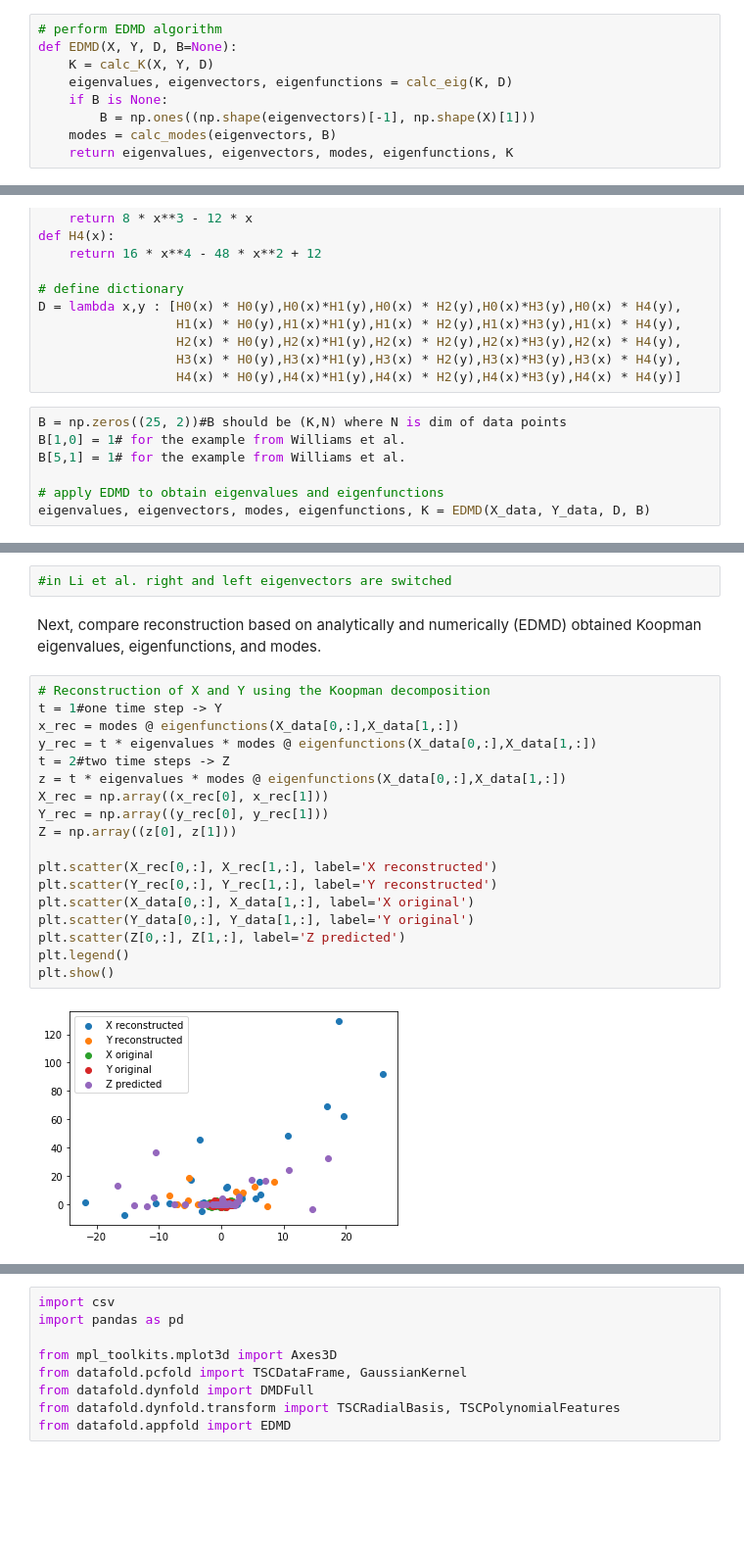
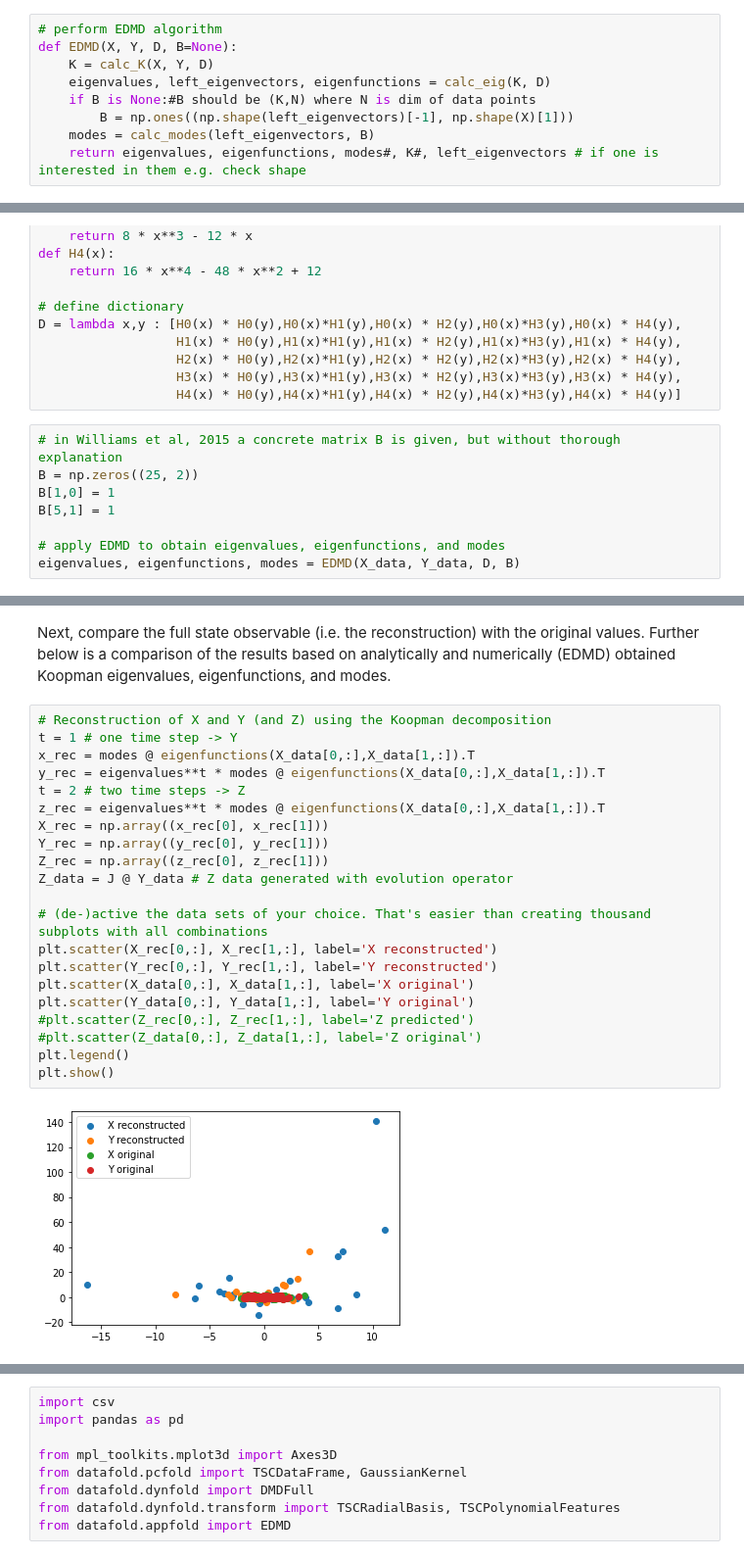
Before and after one commit to Schnursenkel/mlcms_group_g, a Jupyter notebook: Final_project/EDMD.ipynb, the cells around one changed output, grey strips where cells are left out. Shown at 98% size. Drawn from its saved outputs; the diff is of its cells as text; blank space fills up the shorter version.

```diff
--- a/Final_project/EDMD.ipynb
+++ b/Final_project/EDMD.ipynb
@@ -64,10 +64,10 @@ def calc_modes(eigenvectors, B):#problematic because of B!!
 # perform EDMD algorithm
 def EDMD(X, Y, D, B=None):
     K = calc_K(X, Y, D)
-    eigenvalues, eigenvectors, eigenfunctions = calc_eig(K, D)
-    if B is None:
-        B = np.ones((np.shape(eigenvectors)[-1], np.shape(X)[1]))
-    modes = calc_modes(eigenvectors, B)
-    return eigenvalues, eigenvectors, modes, eigenfunctions, K
+    eigenvalues, left_eigenvectors, eigenfunctions = calc_eig(K, D)
+    if B is None:#B should be (K,N) where N is dim of data points
+        B = np.ones((np.shape(left_eigenvectors)[-1], np.shape(X)[1]))
+    modes = calc_modes(left_eigenvectors, B)
+    return eigenvalues, eigenfunctions, modes#, K#, left_eigenvectors # if one is interested in them e.g. check shape
 # %% [markdown]
 ### Task 3: Linear example from Williams et al., 2015
@@ -140,12 +140,13 @@ D = lambda x,y : [H0(x) * H0(y),H0(x)*H1(y),H0(x) * H2(y),H0(x)*H3(y),H0(x) * H4
                   H3(x) * H0(y),H3(x)*H1(y),H3(x) * H2(y),H3(x)*H3(y),H3(x) * H4(y),
                   H4(x) * H0(y),H4(x)*H1(y),H4(x) * H2(y),H4(x)*H3(y),H4(x) * H4(y)]
 # %%
-B = np.zeros((25, 2))#B should be (K,N) where N is dim of data points
-B[1,0] = 1# for the example from Williams et al.
-B[5,1] = 1# for the example from Williams et al.
+# in Williams et al, 2015 a concrete matrix B is given, but without thorough explanation
+B = np.zeros((25, 2))
+B[1,0] = 1
+B[5,1] = 1
 
-# apply EDMD to obtain eigenvalues and eigenfunctions
-eigenvalues, eigenvectors, modes, eigenfunctions, K = EDMD(X_data, Y_data, D, B)
+# apply EDMD to obtain eigenvalues, eigenfunctions, and modes
+eigenvalues, eigenfunctions, modes = EDMD(X_data, Y_data, D, B)
 # %%
 # plot first 8 nontrivial eigenfunctions (+ scaling) like in Williams et al. 2015 - EDMD Koopman eigenfunctions
 x = np.linspace(-5,5,100)
@@ -176,25 +176,26 @@ plt.show()
-# %%
-#in Li et al. right and left eigenvectors are switched
 # %% [markdown]
-Next, compare reconstruction based on analytically and numerically (EDMD) obtained Koopman eigenvalues, eigenfunctions, and modes.
+Next, compare the full state observable (i.e. the reconstruction) with the original values. Further below is a comparison of the results based on analytically and numerically (EDMD) obtained Koopman eigenvalues, eigenfunctions, and modes.
 # %%
-# Reconstruction of X and Y using the Koopman decomposition
-t = 1#one time step -> Y
-x_rec = modes @ eigenfunctions(X_data[0,:],X_data[1,:])
-y_rec = t * eigenvalues * modes @ eigenfunctions(X_data[0,:],X_data[1,:])
-t = 2#two time steps -> Z
-z = t * eigenvalues * modes @ eigenfunctions(X_data[0,:],X_data[1,:])
+# Reconstruction of X and Y (and Z) using the Koopman decomposition
+t = 1 # one time step -> Y
+x_rec = modes @ eigenfunctions(X_data[0,:],X_data[1,:]).T
+y_rec = eigenvalues**t * modes @ eigenfunctions(X_data[0,:],X_data[1,:]).T
+t = 2 # two time steps -> Z
+z_rec = eigenvalues**t * modes @ eigenfunctions(X_data[0,:],X_data[1,:]).T
 X_rec = np.array((x_rec[0], x_rec[1]))
 Y_rec = np.array((y_rec[0], y_rec[1]))
-Z = np.array((z[0], z[1]))
+Z_rec = np.array((z_rec[0], z_rec[1]))
+Z_data = J @ Y_data # Z data generated with evolution operator
 
+# (de-)active the data sets of your choice. That's easier than creating thousand subplots with all combinations
 plt.scatter(X_rec[0,:], X_rec[1,:], label='X reconstructed')
 plt.scatter(Y_rec[0,:], Y_rec[1,:], label='Y reconstructed')
 plt.scatter(X_data[0,:], X_data[1,:], label='X original')
 plt.scatter(Y_data[0,:], Y_data[1,:], label='Y original')
-plt.scatter(Z[0,:], Z[1,:], label='Z predicted')
+#plt.scatter(Z_rec[0,:], Z_rec[1,:], label='Z predicted')
+#plt.scatter(Z_data[0,:], Z_data[1,:], label='Z original')
 plt.legend()
 plt.show()
 # %% [output]
-[figure, old version]
+[figure, new version]
 # %%
```
Also changed, not shown: parts of 31 cells of this notebook.
